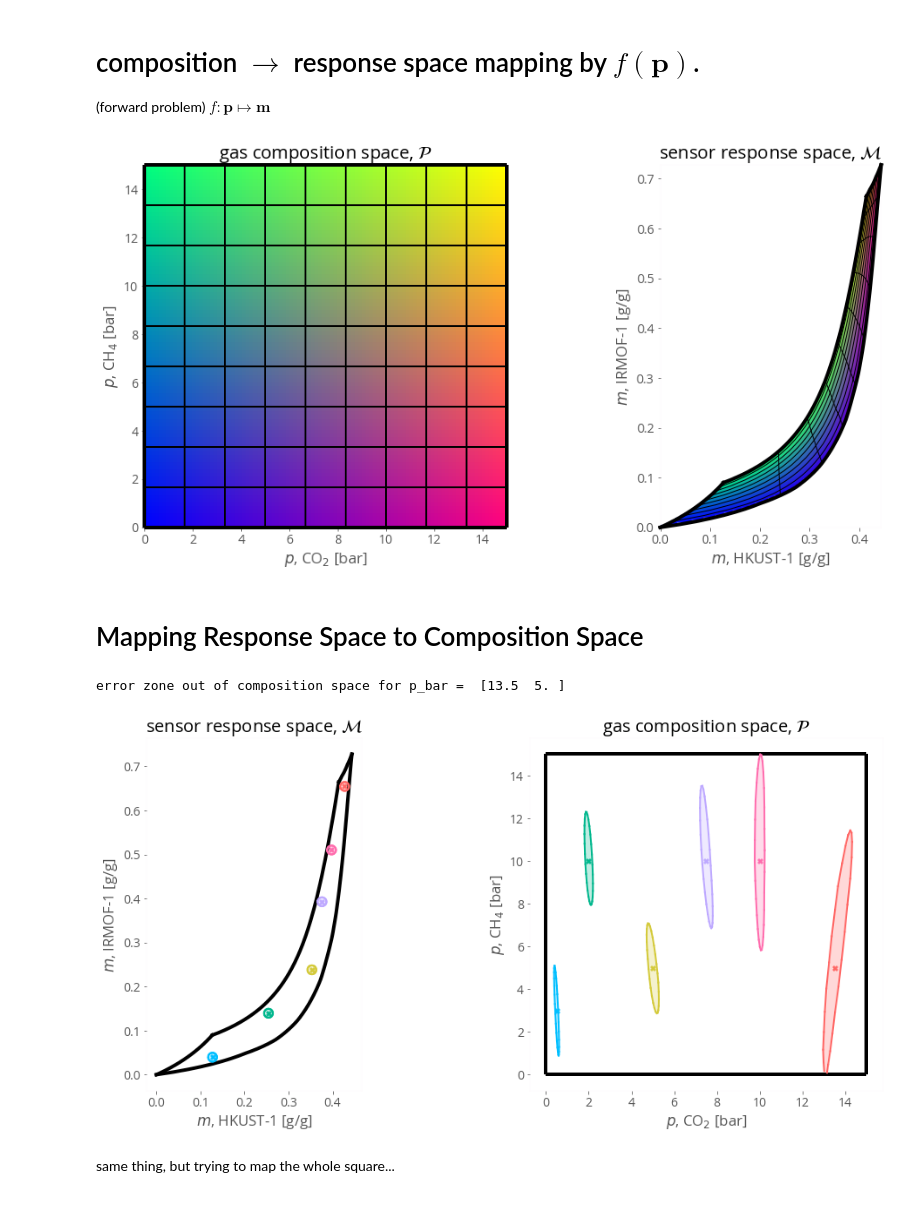
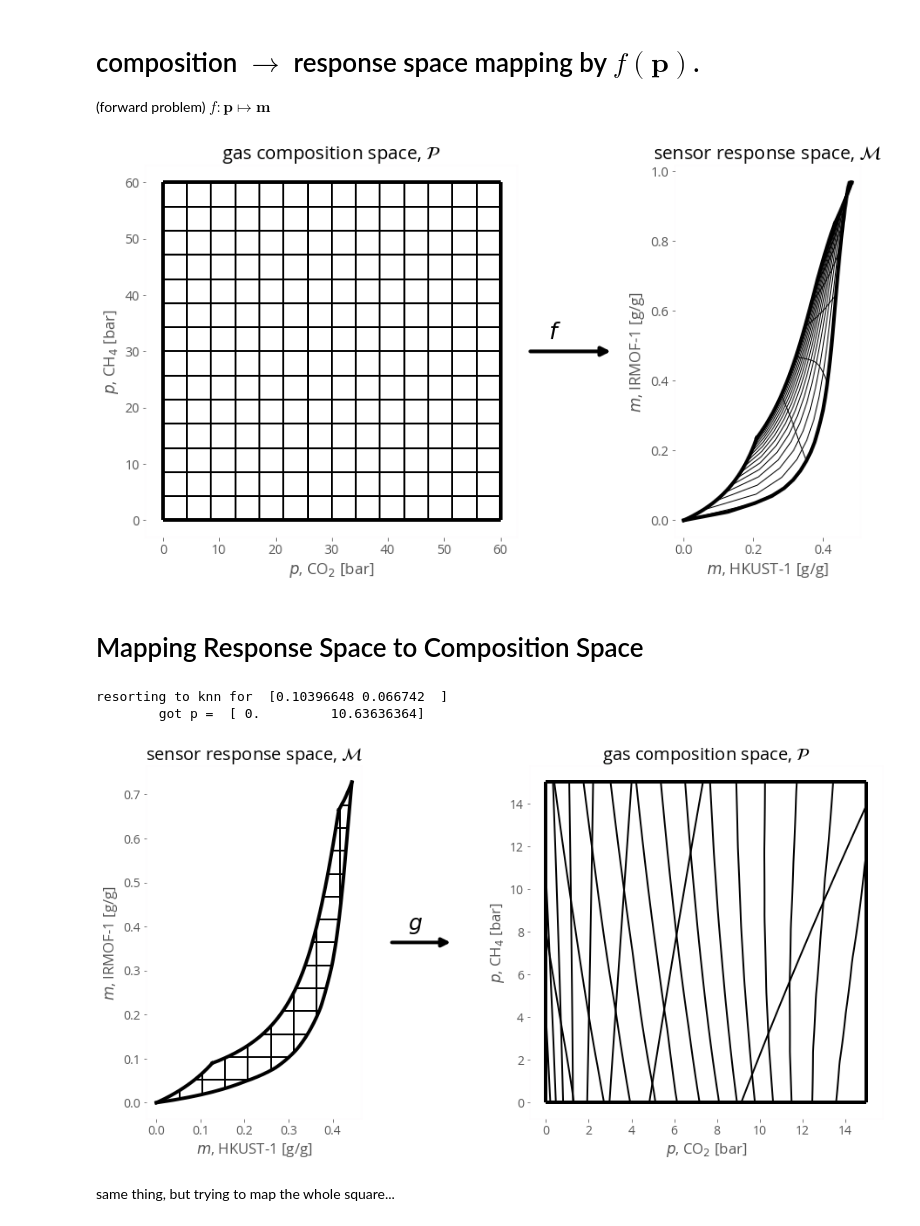
Before and after one commit to SimonEnsemble/nonlinear_sensing, a Jupyter notebook: viz mapping.ipynb, the cells around one changed output. Drawn from its saved outputs; the diff is of its cells as text; code cells hidden in the pictures.

```diff
--- a/viz mapping.ipynb
+++ b/viz mapping.ipynb
@@ -171,7 +181,10 @@ def f(p):
                         verboseflag=False, adsorbed_mole_fraction_guess=m_guess,
                         warningoff=True)
         for g, gas in enumerate(gases):
-            m[i] += q[g] * molecular_weight[gas] / 1000
+            # convert to g/g
+            q[g] = q[g] * molecular_weight[gas] / 1000
+            # mass is composed of both.
+            m[i] += q[g]
     return m # g/g
 # turn warningoff=False to see if there are warnings.
 # %%
@@ -194,7 +207,7 @@ forward function `f` is robust.
 inverse function `g` is not... i.e. will not converge if the starting guess is not very close to the true solution.
 so let's use nearest neighbors to get a good guess for the inverse function.
 # %%
-ps = np.concatenate((np.linspace(0, 5.0, 50), np.linspace(3.0, 30.0, 100)[2:]))
+ps = np.concatenate((np.linspace(0, 5.0, 50), np.linspace(3.0, 30.0, 100)[2:], np.linspace(50.0, 1000.0, 25)))
 knn = neighbors.KNeighborsRegressor(1)
 P = []
 M = []
@@ -299,3 +314,11 @@ def draw_box(L, plt_num):
     ax[plt_num].hlines(L  , 0.0, L, **kwargs)
     ax[plt_num].vlines(0.0, 0.0, L, **kwargs)
     ax[plt_num].vlines(L  , 0.0, L, **kwargs)
+# %%
+fig, ax = plt.subplots(1, 2, figsize=(15, 7))
+ax[1].scatter([ads_model[mofs[0]]["ch4"].params["M"] * 16.04 / 1000], [ads_model[mofs[1]]["ch4"].params["M"] * 16.04 / 1000])
+for i in np.linspace(0, 1, 10):
+    p = np.array([i, 1-i]) * 2000
+    m = f(p)
+    ax[1].scatter([m[0]], [m[1]])
+draw_mspace_boundaries(500.0, 1, nb_pts=1000)
@@ -312,9 +337,11 @@ def draw_box(L, plt_num):
 # %% [markdown]
 # composition $\rightarrow$ response space mapping by $f(\mathbf{p})$.
 (forward problem) $f : \mathbf{p} \mapsto \mathbf{m}$
+# %%
+inside_range_color = (0.75, 0.75, 0.75, 0.5)
 # %%
-p_max = 15.0
-draw_color = True
+p_max = 60.0
+draw_color = False
 
 fig, ax = plt.subplots(1, 2, figsize=(15, 7))
 
@@ -364,17 +391,16 @@ if draw_color:
             # use k-NN approx to the inverse to rule out points safely far from boundary
             if distance_to_nearest_neighbor(m) > 0.05:
                 continue
-    #         if np.any(p > 1.5 * p_max) or np.any(p < 0.0):
-    #             continue
-            # now do the real inverse
             if da_real_thing:
                 p = g(m)
             else:
                 p = g_knn(m)
-            if np.any(np.isnan(p)):
-                continue
-            if np.all(p < p_max):
+            if np.any(np.isnan(p)) or np.any(p < 0.0):
+                z[j][i] = colorFromBivariateData(np.nan, np.nan)
+            elif np.all(p < p_max):
                 z[j][i] = colorFromBivariateData(p[0] / p_max, p[1] / p_max)
+            elif np.any(p > p_max):
+                z[j][i] = inside_range_color
 
     ax[1].imshow(z, extent=(0, m0_max, 0, m1_max),  origin='lower')
 ax[1].set_aspect('equal', 'box')
@@ -382,7 +408,7 @@ ax[1].set_aspect('equal', 'box')
 ###
 #  grid lines
 ###
-nb_lines = 10
+nb_lines = 15
 nb_pts = 50
 ps = np.linspace(0, p_max, nb_lines)
 p_fine = np.linspace(0, p_max, nb_pts)
@@ -392,39 +418,52 @@ for i in range(len(ps)):
     ###
     p_a = ps[i] # p_a is constant here.
     ax[0].vlines(p_a, 0, p_max, color=grid_line_color)
 
     # plot the image of the line in sensor response space
     #     loop through points on the line
     m0 = np.zeros(nb_pts)
     m1 = np.zeros(nb_pts)
     for j, p_b in enumerate(p_fine):
         p = np.array([p_a, p_b])
         m0[j], m1[j] = f(p)
     ax[1].plot(m0, m1, color=grid_line_color, lw=1)
 
     ###
     #   y = constant (horizontal) grid lines
     ###
     p_b = ps[i] # p_b is constant here.
     ax[0].hlines(p_b, 0, p_max, color=grid_line_color)
 
     # plot the image of the line in sensor response space
     # loop through points on the line
     for j, p_a in enumerate(p_fine):
         p = np.array([p_a, p_b])
         m0[j], m1[j] = f(p)
     ax[1].plot(m0, m1, color=grid_line_color, lw=1)
 # plt.suptitle("$f:\mathbf{p} \rightarrow \mathbf{m}$")
 draw_mspace_boundaries(p_max, 1)
 plt.tight_layout()
+
+# draw!
+con = ConnectionPatch(xyA=(1.01, 0.5), xyB=(-0.3, 0.5),
+                      coordsA="axes fraction", coordsB="axes fraction",
+                      axesA=ax[0], axesB=ax[1], arrowstyle="-|>", zorder=10000,
+                      clip_on=False, fc="w", mutation_scale=20, shrinkA=10, shrinkB=10)
+con.set_color([0, 0, 0])
+ax[0].add_artist(con)
+con.set_linewidth(4)
+ax[0].text(1.1, 0.55, "$f$", horizontalalignment='center',
+    verticalalignment='center', transform=ax[0].transAxes, fontsize=25)
+
+plt.tight_layout()
 plt.savefig("p_to_m_2d.pdf", format="pdf")
 # %% [output]
-[figure, old version]
+[figure, new version]
 # %% [markdown]
 # Mapping Response Space to Composition Space
 # %%
 draw_color = False
-draw_circles = True
+draw_circles = False
 
 fig, ax = plt.subplots(1, 2, figsize=(15, 7))
 
@@ -448,8 +487,10 @@ if draw_color:
                 z[j][i] = colorFromBivariateData(np.nan, np.nan)
                 continue
             p = g(m)
-            if np.any(p > p_max) or np.any(np.isnan(p)) or np.any(p < 0.0):
+            if np.any(np.isnan(p)) or np.any(p < 0.0):
                 z[j][i] = colorFromBivariateData(np.nan, np.nan)
+            if np.any(p > p_max):
+                z[j][i] = inside_range_color
 
     ax[0].imshow(z, extent=(0, m0_max, 0, m1_max), origin='lower')
 ax[0].set_aspect('equal', 'box')
@@ -476,8 +517,7 @@ draw_box(p_max, 1)
 ###
 #  grid lines
 ###
-nb_pts = 50
-ms = np.linspace(0, np.max([m0_max, m1_max]), nb_lines)
+
 
 ###
 #   vertical lines.
@@ -559,6 +599,8 @@ def get_m0_end(m_1):
     return f(p)[0]
 
 if not draw_circles:
+    nb_pts = 50
+    ms = np.linspace(0, np.max([m0_max, m1_max]), nb_lines)
     p_0 = np.zeros(nb_pts)
     p_1 = np.zeros(nb_pts)
     for i in range(nb_lines):
@@ -640,13 +682,25 @@ if draw_circles:
         c += 1
 
 plt.tight_layout()
+
+con = ConnectionPatch(xyA=(1.1, 0.5), xyB=(-0.2, 0.5),
+                      coordsA="axes fraction", coordsB="axes fraction",
+                      axesA=ax[0], axesB=ax[1], arrowstyle="-|>", zorder=10000,
+                      clip_on=False, fc="w", mutation_scale=20, shrinkA=10, shrinkB=10)
+con.set_color([0, 0, 0])
+ax[0].add_artist(con)
+con.set_linewidth(4)
+ax[0].text(1.25, 0.55, "$g$", horizontalalignment='center',
+    verticalalignment='center', transform=ax[0].transAxes, fontsize=25)
+
 if draw_circles:
     plt.savefig("m_to_p_2d_circles.pdf", format="pdf")
 else:
     plt.savefig("m_to_p_2d.pdf", format="pdf")
 # %% [output]
-error zone out of composition space for p_bar =  [13.5  5. ]
+resorting to knn for  [0.10396648 0.066742  ]
+        got p =  [ 0.         10.63636364]
-[figure, old version]
+[figure, new version]
 # %% [markdown]
 same thing, but trying to map the whole square...
 # %% [markdown]
```
Also changed, not shown: parts of 9 cells of this notebook.
